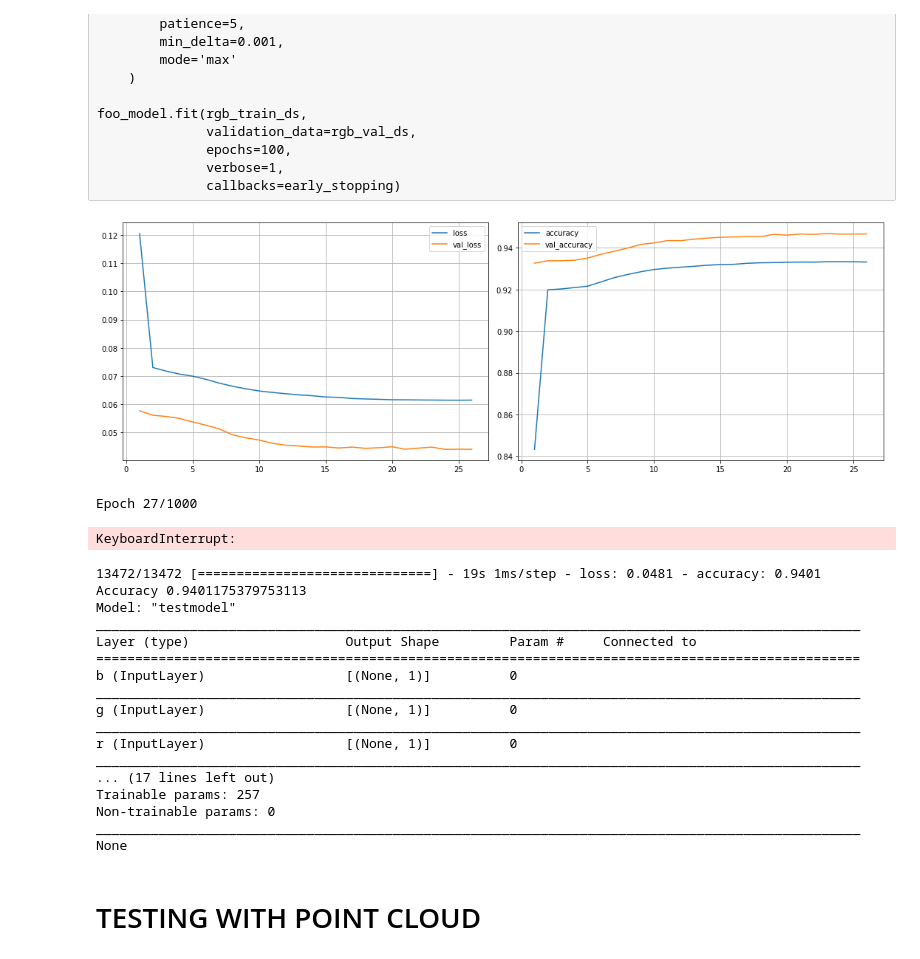
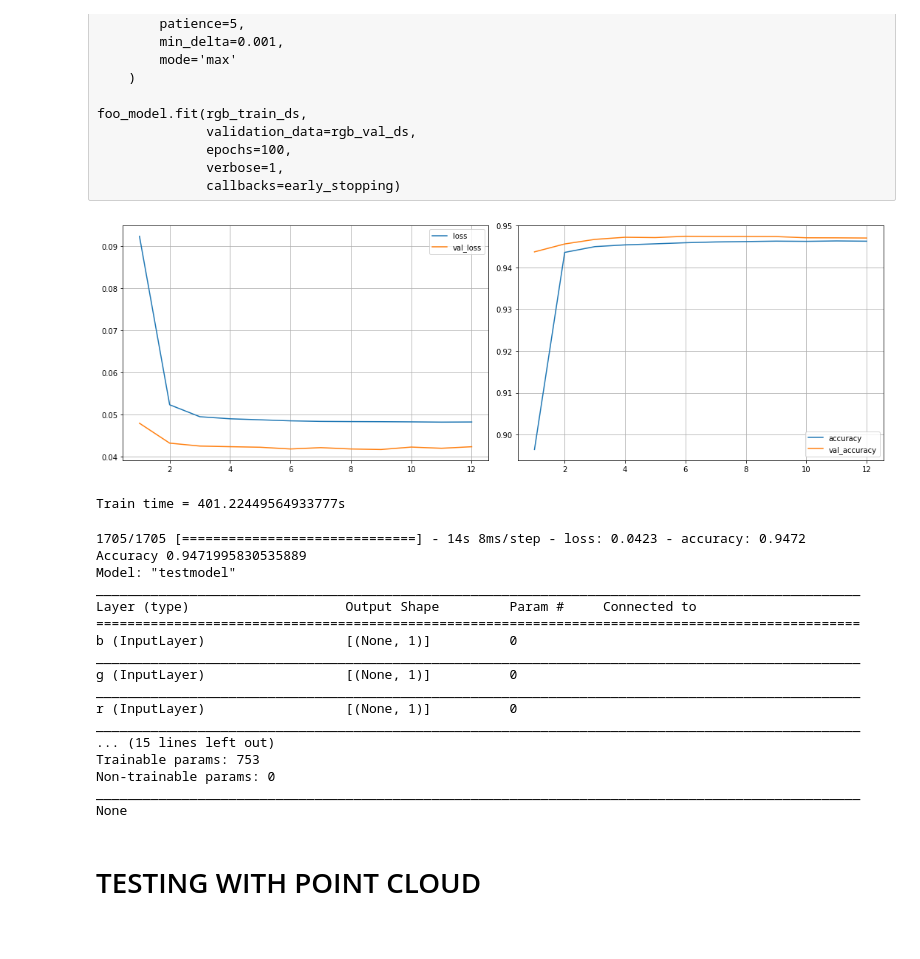
Before and after one commit to pwernette/MLP_veg_seg, a Jupyter notebook: ML/veg_filtering_using_ML.ipynb, the cells around one changed output. Drawn from its saved outputs; the diff is of its cells as text; code cells hidden in the pictures.

```diff
--- a/ML/veg_filtering_using_ML.ipynb
+++ b/ML/veg_filtering_using_ML.ipynb
@@ -171,14 +160,13 @@ foo_model.fit(rgb_train_ds,
 # %%
 # early_stop = True
 # start_time = time.time()
 
-testmod = build_model('testmodel', train_ins, train_lyr, rgb_train_ds, rgb_val_ds, nodes=[8,8,8], earlystopping=[10,0.001])
+testmod = build_model('testmodel', train_ins, train_lyr, rgb_train_ds, rgb_val_ds, nodes=[8,16,32], earlystopping=[5,0.001])
 
 # print("--- %s seconds ---" % (time.time() - start_time))
 # %% [output]
-[figure, old version]
+[figure, new version]
-Epoch 27/1000
+Train time = 401.22449564933777s
-KeyboardInterrupt:
 # %%
 loss,accuracy = testmod.evaluate(rgb_test_ds, verbose=1)
 print("Accuracy", accuracy)
@@ -189,8 +177,8 @@ print("Accuracy", accuracy)
 
 print(testmod.summary())
 # %% [output]
-13472/13472 [==============================] - 19s 1ms/step - loss: 0.0481 - accuracy: 0.9401
-Accuracy 0.9401175379753113
+1705/1705 [==============================] - 14s 8ms/step - loss: 0.0423 - accuracy: 0.9472
+Accuracy 0.9471995830535889
 Model: "testmodel"
 __________________________________________________________________________________________________
 Layer (type)                    Output Shape         Param #     Connected to
@@ -201,8 +189,8 @@ g (InputLayer)                  [(None, 1)]          0
 __________________________________________________________________________________________________
 r (InputLayer)                  [(None, 1)]          0
 __________________________________________________________________________________________________
-... (17 lines left out)
-Trainable params: 257
+... (15 lines left out)
+Trainable params: 753
 Non-trainable params: 0
 __________________________________________________________________________________________________
 None
```
Also changed, not shown: parts of 27 cells of this notebook, 2 other files.
